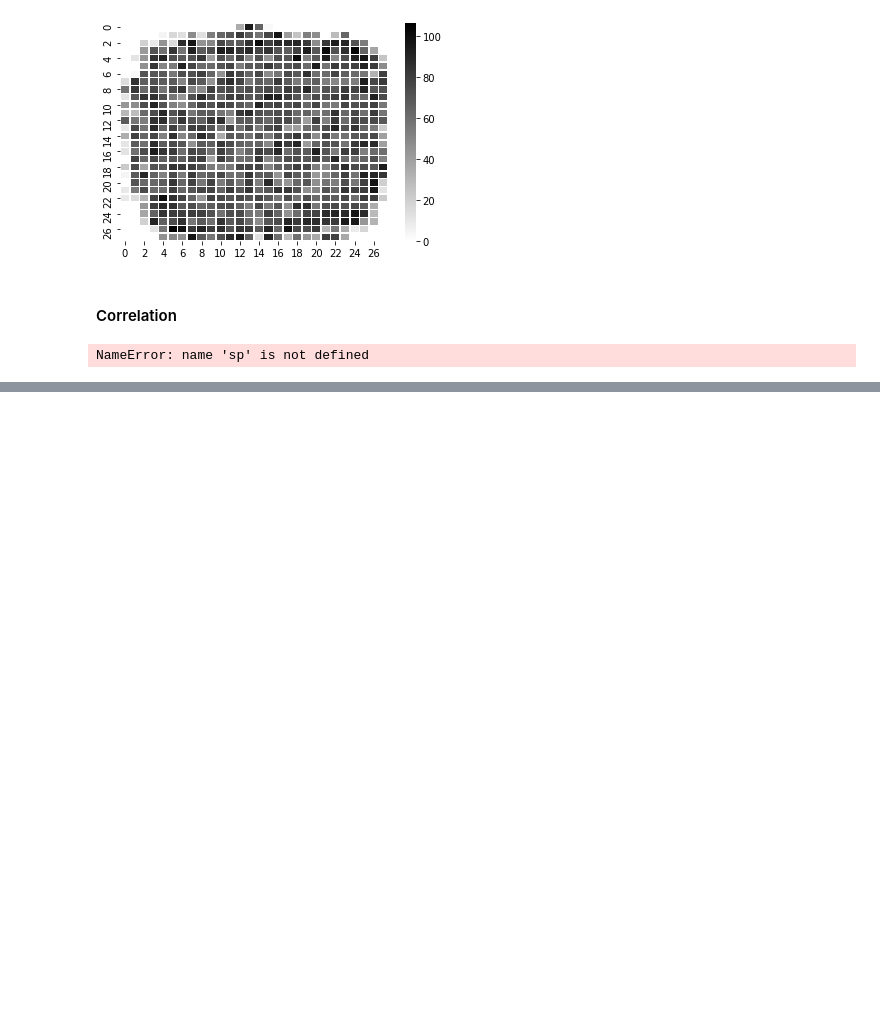
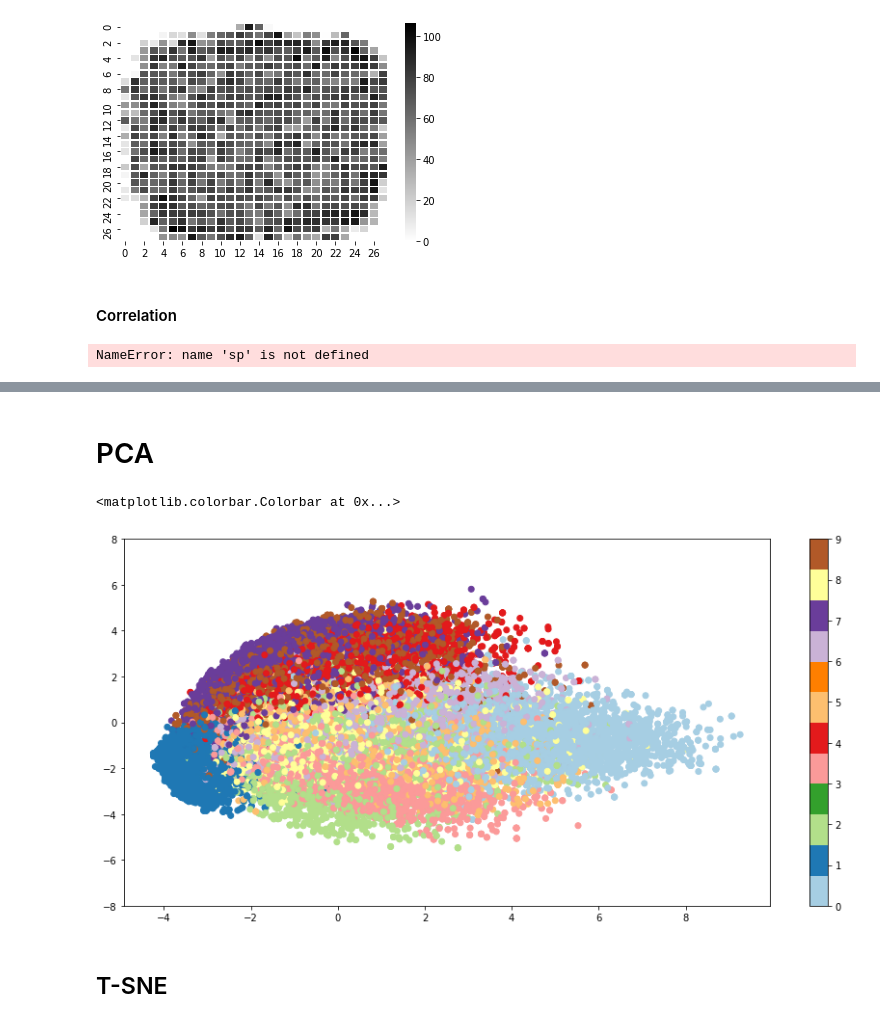
Before and after one commit to danieldelijani/Adversarial_Attacks, a Jupyter notebook: Mnist/Mnist_exploration.ipynb, the cells around one changed output, grey strips where cells are left out. Saved outputs shown, nothing was run; the diff lists cells and outputs as text; code cells hidden in the pictures; blank space fills up the shorter version.

```diff
--- a/Mnist/Mnist_exploration.ipynb
+++ b/Mnist/Mnist_exploration.ipynb
@@ -164,0 +291,15 @@ NameError: name 'sp' is not defined
+# %% [markdown]
+# PCA
+# %%
+figure = plt.figure(figsize=(15,7))
+
+pca = PCA(n_components=2)
+proj = pca.fit_transform(explore_X.reshape(-1,784))
+plt.scatter(proj[:, 0], proj[:, 1], c=explore_y, cmap="Paired")
+plt.ylim([-8,8])
+plt.colorbar(ticks=range(10))
+# %% [output]
+<matplotlib.colorbar.Colorbar at 0x...>
+[figure, added]
+# %% [markdown]
+## T-SNE
```
Also changed, not shown: parts of 17 cells of this notebook, 31 other files.
